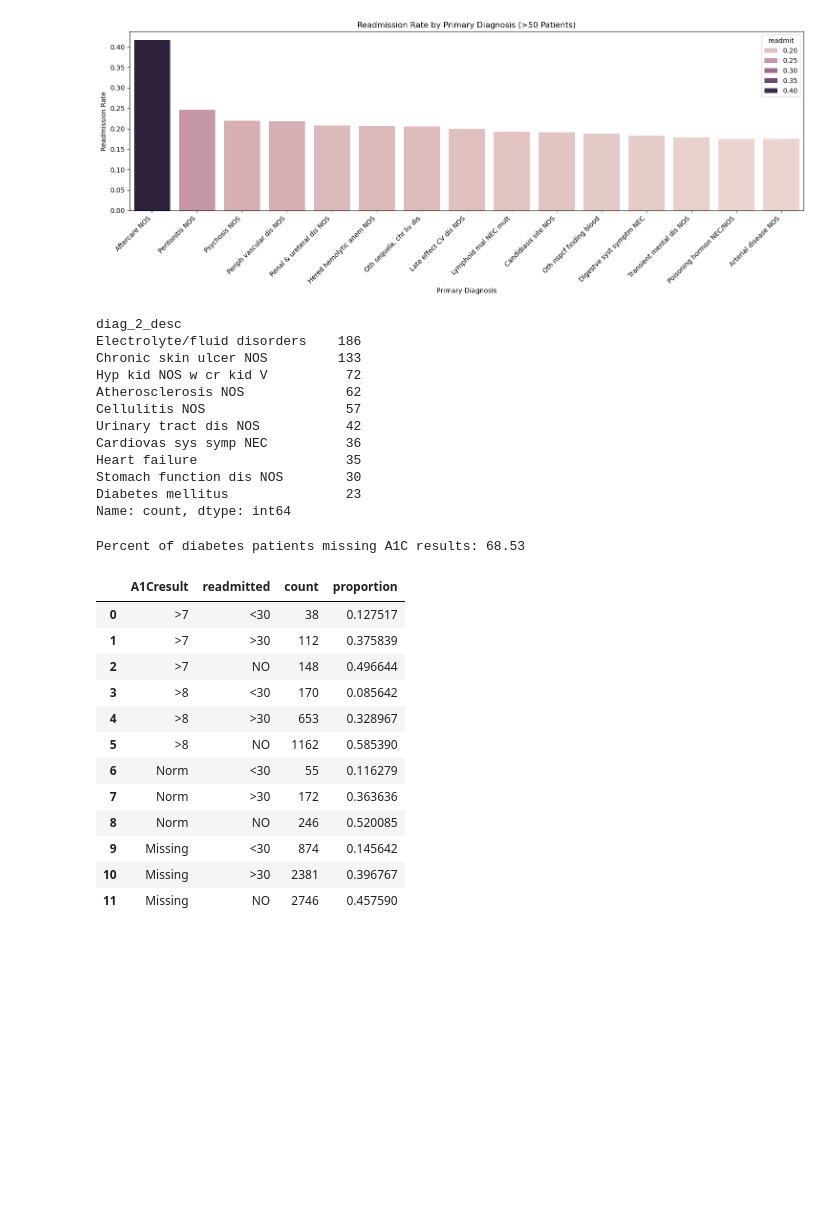
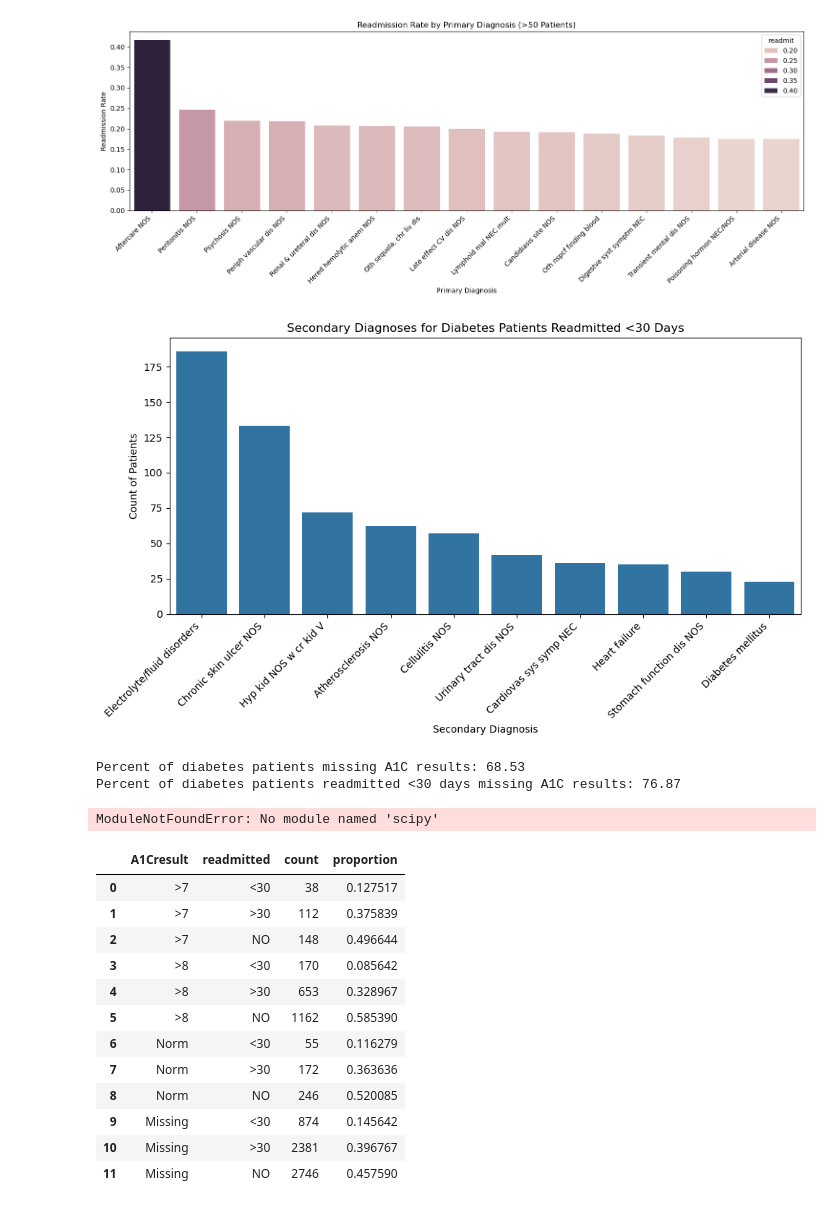
Before and after one commit to tonyinarula/Kaggle-Diabetes, a Jupyter notebook: analysis.ipynb, the cells around one changed output. Saved outputs shown, nothing was run; the diff lists cells and outputs as text; code cells hidden in the pictures; blank space fills up the shorter version.

```diff
--- a/analysis.ipynb
+++ b/analysis.ipynb
@@ -478,26 +455,32 @@ plt.tight_layout()
 # looking at diabetes specifically
 diabetes_df = df[df['diag_1_desc'] == 'Diabetes mellitus' ]
 # %%
+# secondary diagnoses for diabetes patients readmitted <30 days
 diabetes_readmit = df[(df['diag_1_desc'] == 'Diabetes mellitus') & (df['readmitted'] == '<30')]
-diabetes_readmit['diag_2_desc'].value_counts().head(10)
+
+plt.figure(figsize=(10, 6))
+sns.barplot(data = diabetes_readmit['diag_2_desc'].value_counts().head(10).reset_index(name = 'count'),
+            x = 'diag_2_desc',
+            y = 'count')
+plt.xticks(rotation = 45, ha = 'right')
+plt.title('Secondary Diagnoses for Diabetes Patients Readmitted <30 Days')
+plt.xlabel('Secondary Diagnosis')
+plt.ylabel('Count of Patients')
+plt.tight_layout()
 # %% [output]
-diag_2_desc
-Electrolyte/fluid disorders    186
-Chronic skin ulcer NOS         133
-Hyp kid NOS w cr kid V          72
-Atherosclerosis NOS             62
-Cellulitis NOS                  57
-Urinary tract dis NOS           42
-Cardiovas sys symp NEC          36
-Heart failure                   35
-Stomach function dis NOS        30
-Diabetes mellitus               23
-Name: count, dtype: int64
+[figure, added]
 # %%
 # percent of diabetes patients missing A1C results
 print('Percent of diabetes patients missing A1C results:', round((diabetes_df['A1Cresult'].isna().sum() / diabetes_df.shape[0] * 100), 2))
+print('Percent of diabetes patients readmitted <30 days missing A1C results:', round((diabetes_readmit['A1Cresult'].isna().sum() / diabetes_readmit.shape[0] * 100), 2))
+
+# run welch's t-test on results
+import scipy.stats as stats
+stats.ttest_ind(diabetes_df['A1Cresult'].isna(), diabetes_readmit['A1Cresult'].isna(), equal_var = False)
 # %% [output]
 Percent of diabetes patients missing A1C results: 68.53
+Percent of diabetes patients readmitted <30 days missing A1C results: 76.87
+ModuleNotFoundError: No module named 'scipy'
 # %%
 
 A1C_results
```
Also changed, not shown: parts of 1 cell of this notebook.
